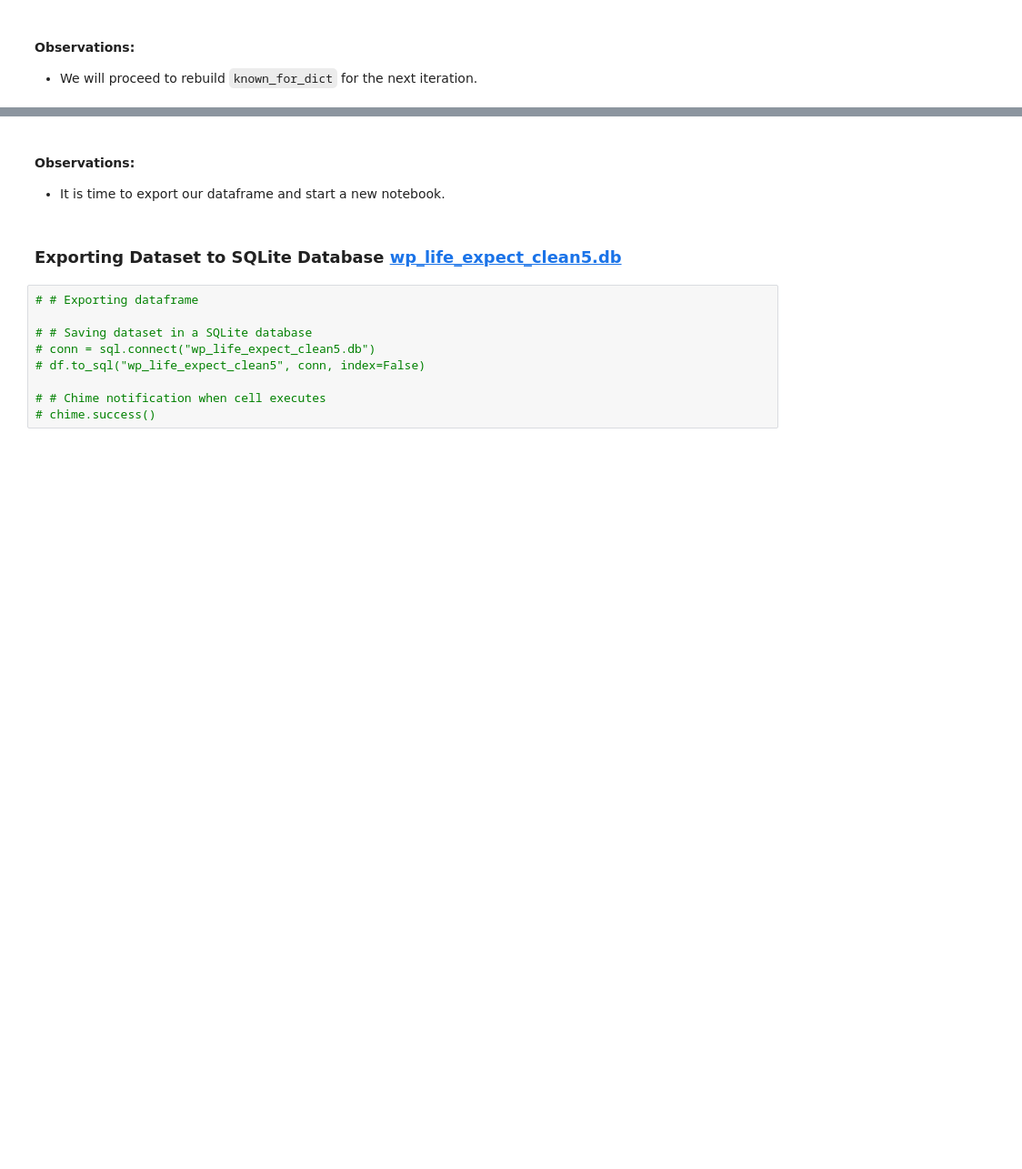
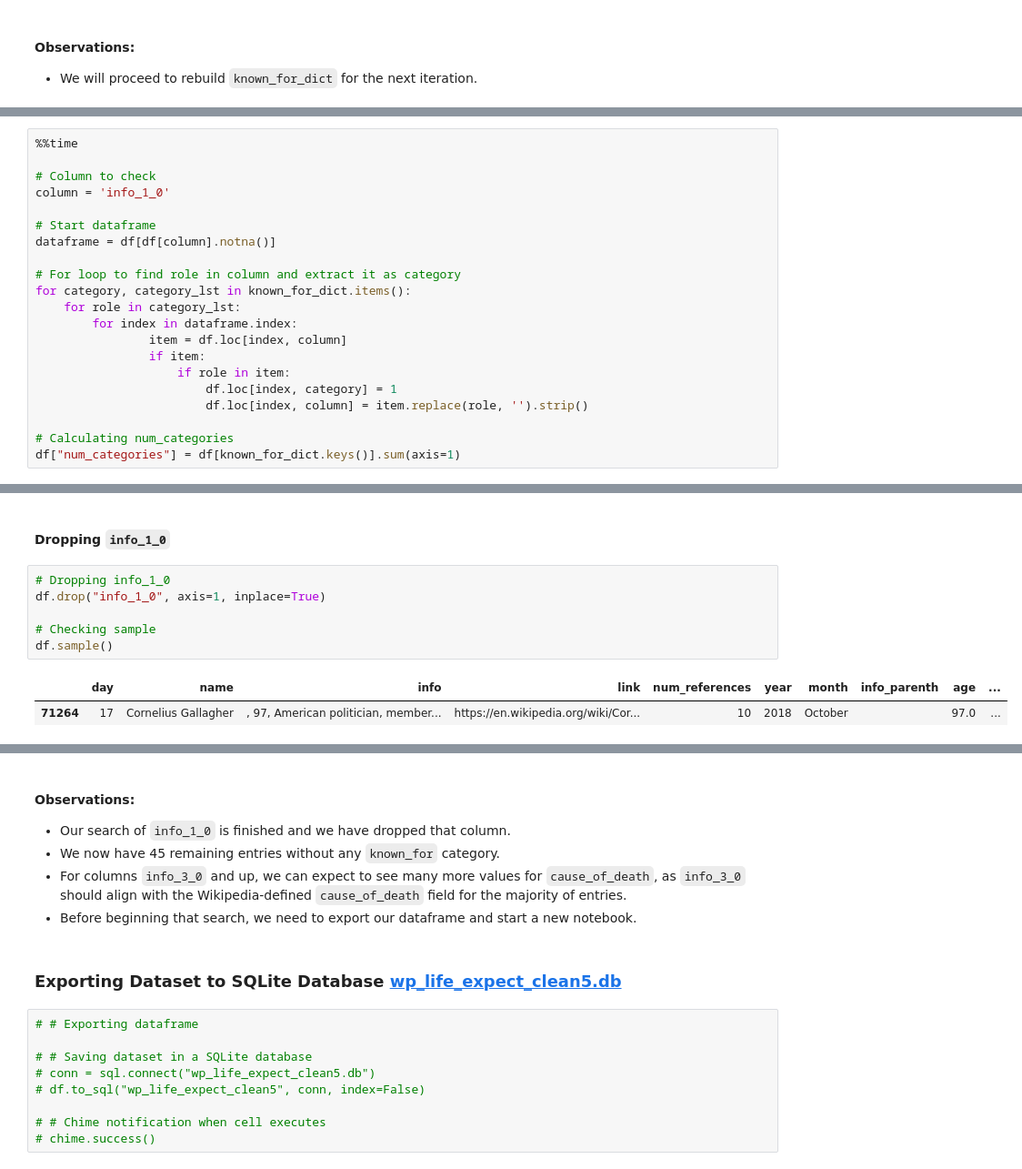
Before and after one commit to teresahanak/wikipedia-life-expectancy, a Jupyter notebook: wp_life_expect_data_clean5_thanak_2022_07_26.ipynb, the cells around one changed output, grey strips where cells are left out. Shown at 91% size. Saved outputs shown, nothing was run; the diff lists cells and outputs as text; blank space fills up the shorter version.

```diff
--- a/wp_life_expect_data_clean5_thanak_2022_07_26.ipynb
+++ b/wp_life_expect_data_clean5_thanak_2022_07_26.ipynb
@@ -8182,0 +8832,21 @@ df["num_categories"].value_counts()
+# %%
+%%time
+
+# Column to check
+column = 'info_1_0'
+
+# Start dataframe
+dataframe = df[df[column].notna()]
+
+# For loop to find role in column and extract it as category
+for category, category_lst in known_for_dict.items():
+    for role in category_lst:
+        for index in dataframe.index:
+                item = df.loc[index, column]
+                if item:
+                    if role in item:
+                        df.loc[index, category] = 1
+                        df.loc[index, column] = item.replace(role, '').strip()
+
+# Calculating num_categories
+df["num_categories"] = df[known_for_dict.keys()].sum(axis=1)
@@ -8182,0 +8878,11 @@ df["num_categories"].value_counts()
+# %% [markdown]
+#### Dropping `info_1_0`
+# %%
+# Dropping info_1_0
+df.drop("info_1_0", axis=1, inplace=True)
+
+# Checking sample
+df.sample()
+# %% [output]
+|  | day | name | info | link | num_references | year | month | info_parenth | age | ... |
+| 71264 | 17 | Cornelius Gallagher | , 97, American politician, member... | https://en.wikipedia.org/wiki/Cor... | 10 | 2018 | October |  | 97.0 | ... |
@@ -8183,6 +8890,9 @@ df["num_categories"].value_counts()
 # %% [markdown]
 #### Observations:
-- It is time to export our dataframe and start a new notebook.
+- Our search of `info_1_0` is finished and we have dropped that column.
+- We now have 45 remaining entries without any `known_for` category.
+- For columns `info_3_0` and up, we can expect to see many more values for `cause_of_death`, as `info_3_0` should align with the Wikipedia-defined `cause_of_death` field for the majority of entries.
+- Before beginning that search, we need to export our dataframe and start a new notebook.
 # %% [markdown]
 ### Exporting Dataset to SQLite Database [wp_life_expect_clean5.db]()
 # %%
```
Also changed, not shown: parts of 189 cells of this notebook.
